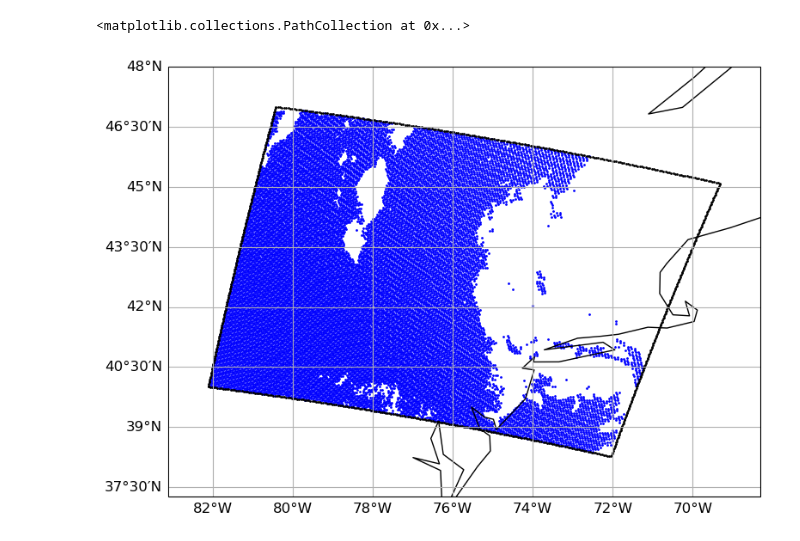
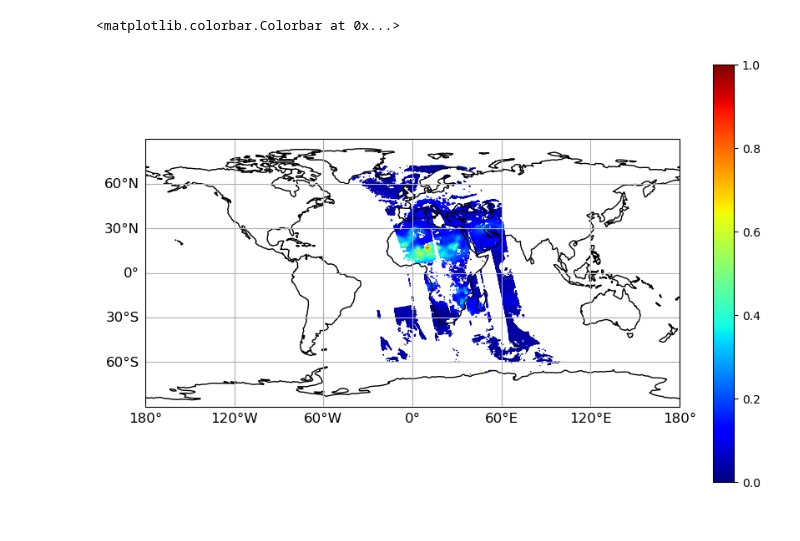
Before and after one commit to weiwilliam/swei_Notebooks, a Jupyter notebook: quickIODAplotting.ipynb, the cells around one changed output. Cells and saved outputs as stored; diff of their text form; code cells hidden in the pictures.

```diff
--- a/quickIODAplotting.ipynb
+++ b/quickIODAplotting.ipynb
@@ -7,10 +7,12 @@ import cartopy.crs as ccrs
 import matplotlib.pyplot as plt
 from pylibs.plot_utils import set_size, setupax_2dmap
 # %%
-iodafile = '/glade/derecho/scratch/swei/Dataset/input/obs/reu-ires/tropomi_s5p_no2_troposphere-ryan/obs.tropomi_s5p_no2_troposphere-ryan.2023060418.nc4'
-polyfile = '/glade/work/swei/Git/JEDI-METplus/etc/polygons/reuires_polygon.csv'
+# iodafile = '/glade/work/swei/projects/caliop_opr/JEDI-METplus/output/test_gcafs/hofx/f12/hofx.modis_aqua_aod.2023101312.nc4'
+iodafile = '/glade/work/swei/projects/caliop_opr/JEDI-METplus/output/test_gcafs/hofx/f12/new.hofx.modis_aqua_aod.2023101312.nc4'
 # %%
 meta_ds = xa.open_dataset(iodafile, group='MetaData')
 lats = meta_ds.latitude.data
 lons = meta_ds.longitude.data
-# water_mask = meta_ds.surfaceQualifier.data ==
+
+obsv_ds = xa.open_dataset(iodafile, group='ObsValue')
+hofx_ds = xa.open_dataset(iodafile, group='hofx')
@@ -22,19 +22,19 @@ df = pd.read_csv(polyfile)
 # area_corner = [15., 16., -26., -25.] # EAtl
 # area_corner = [-40., 10., -90., -30.] # SAmer
 # area_corner = [20., 60., -130., -50.] # NAmer
-# area_corner = [-90., 90., -180., 180.]
-area_corner = [df['Lat'].min()-1., df['Lat'].max()+1, df['Lon'].min()-1, df['Lon'].max()+1]
-area_mask = (lats > area_corner[0])&(lats < area_corner[1])&(lons > area_corner[2])&(lons < area_corner[3])
-area = 'REU'
+area_corner = [-90., 90., -180., 180.]
+# area_corner = [df['Lat'].min()-1., df['Lat'].max()+1, df['Lon'].min()-1, df['Lon'].max()+1]
+# area_mask = (lats > area_corner[0])&(lats < area_corner[1])&(lons > area_corner[2])&(lons < area_corner[3])
+area = 'Glb'
 # %%
 proj = ccrs.PlateCarree()
 # %%
 fig, ax, gl = setupax_2dmap(area_corner, area, proj, lbsize=12)
 set_size(8, 5)
-ax.scatter(lons, lats, c='b', s=1)
-ax.scatter(df['Lon'], df['Lat'], c='k', s=1)
+sc = ax.scatter(lons, lats, c=hofx_ds['aerosolOpticalDepth'].values, s=1, cmap='jet', edgecolors='None', vmax=1, vmin=0.)
+plt.colorbar(sc)
 # %% [output]
-<matplotlib.collections.PathCollection at 0x...>
+<matplotlib.colorbar.Colorbar at 0x...>
-[figure, old version]
+[figure, new version]
 # %%
 fig.savefig(pltsavedir + '/' + pltname, dpi=600)
```
Also changed, not shown: parts of 1 cell of this notebook, 20 other files.
